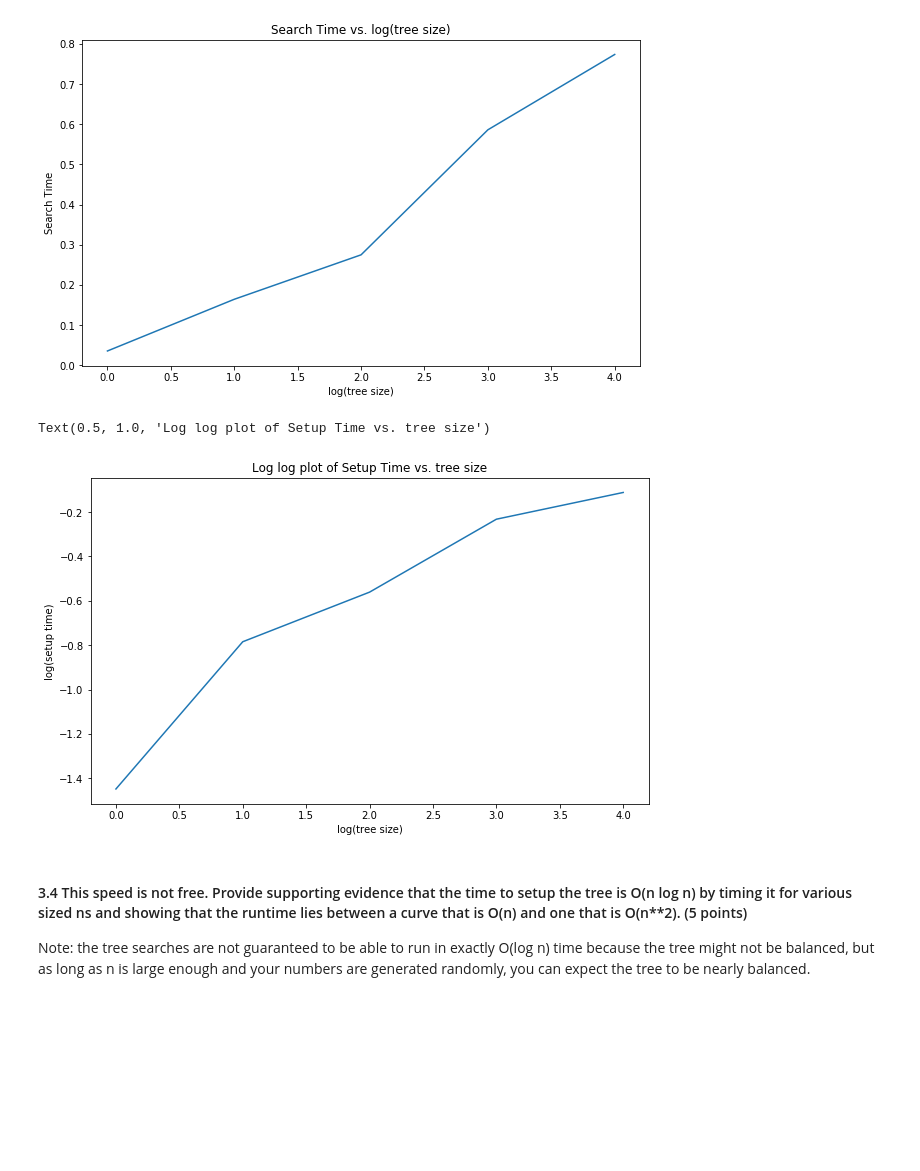
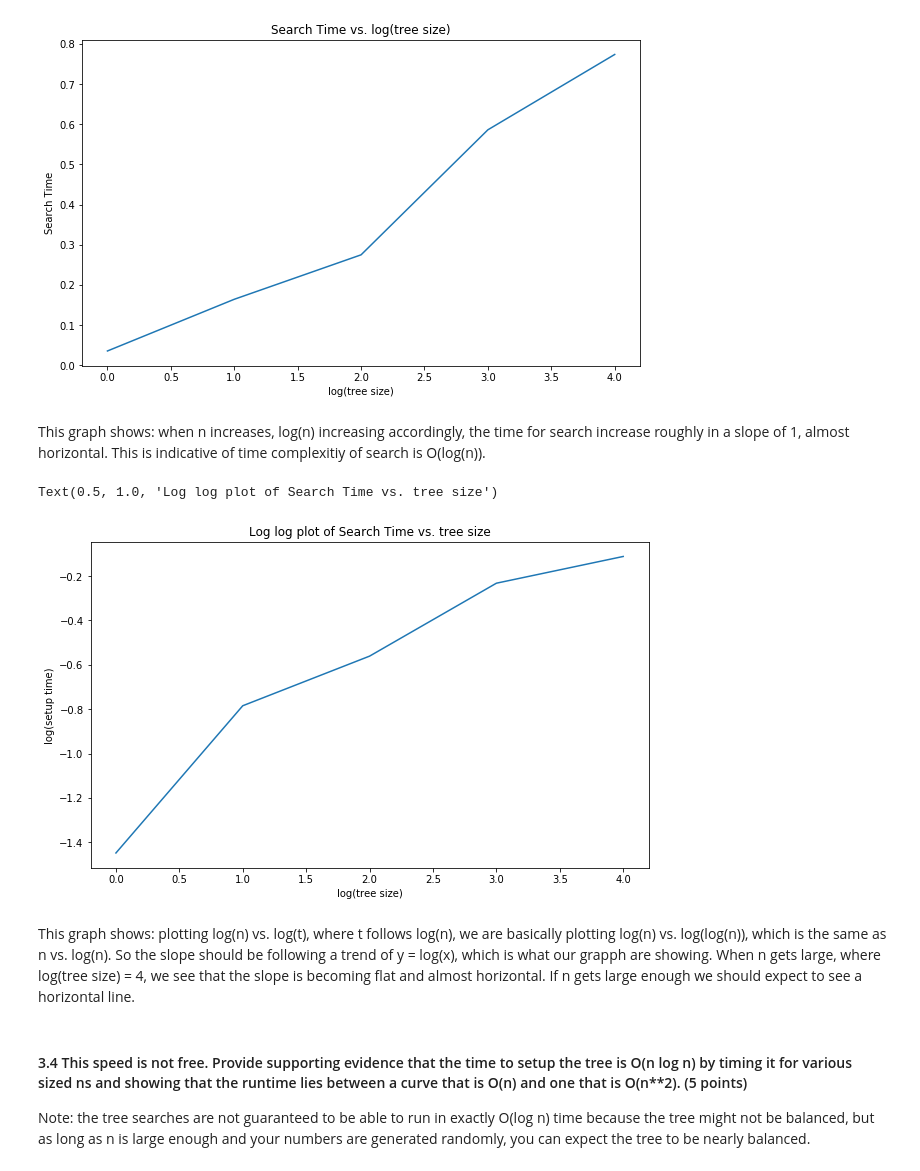
Before and after one commit to xyqiuchloe/BIS-634-Homework-XinyueQiu, a Jupyter notebook: homework2/Assignment2.ipynb, the cells around one changed output. Drawn from its saved outputs; the diff is of its cells as text; code cells hidden in the pictures; blank space fills up the shorter version.

```diff
--- a/homework2/Assignment2.ipynb
+++ b/homework2/Assignment2.ipynb
@@ -239,15 +263,19 @@ plt.title('Search Time vs. log(tree size)')
 # %% [output]
 Text(0.5, 1.0, 'Search Time vs. log(tree size)')
 [figure]
+# %% [markdown]
+This graph shows: when n increases, log(n) increasing accordingly, the time for search increase roughly in a slope of 1, almost horizontal. This is indicative of time complexitiy of search is O(log(n)).
 # %%
 fig4, ax4 = plt.subplots(figsize=(10, 6))
 plt.plot(np.log10(n_sizes), np.log10(t_tests))
 plt.xlabel('log(tree size)')
 plt.ylabel('log(setup time)')
-plt.title('Log log plot of Setup Time vs. tree size')
+plt.title('Log log plot of Search Time vs. tree size')
 # %% [output]
-Text(0.5, 1.0, 'Log log plot of Setup Time vs. tree size')
+Text(0.5, 1.0, 'Log log plot of Search Time vs. tree size')
-[figure, old version]
+[figure, new version]
+# %% [markdown]
+This graph shows: plotting log(n) vs. log(t), where t follows log(n), we are basically plotting log(n) vs. log(log(n)), which is the same as n vs. log(n). So the slope should be following a trend of y = log(x), which is what our grapph are showing. When n gets large, where log(tree size) = 4, we see that the slope is becoming flat and almost horizontal. If n gets large enough we should expect to see a horizontal line.
 # %% [markdown]
 #### 3.4 This speed is not free. Provide supporting evidence that the time to setup the tree is O(n log n) by timing it for various sized ns and showing that the runtime lies between a curve that is O(n) and one that is O(n**2). (5 points)
 
```
Also changed, not shown: parts of 13 cells of this notebook.
